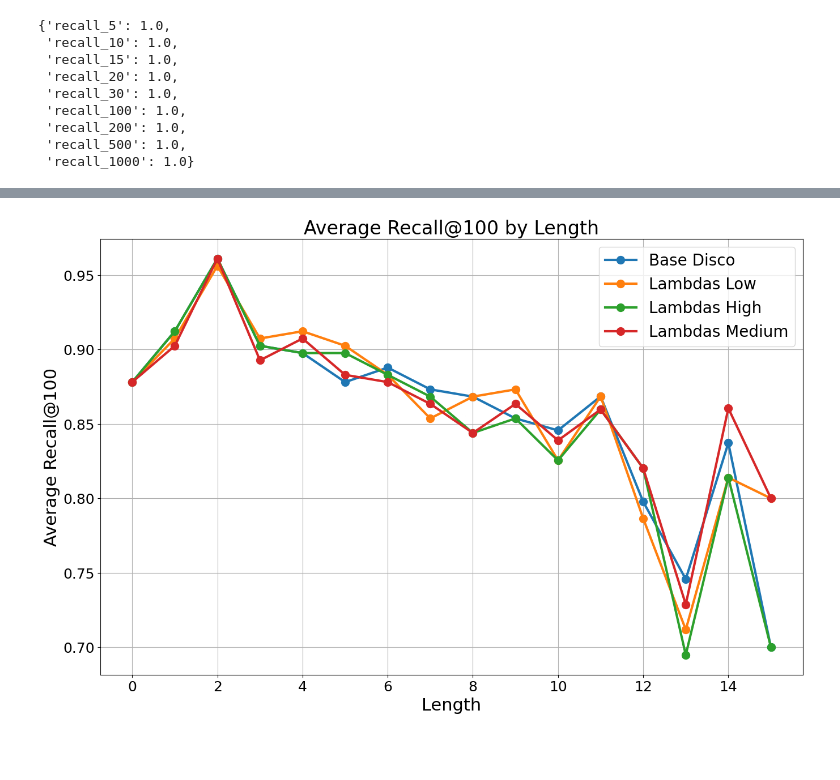
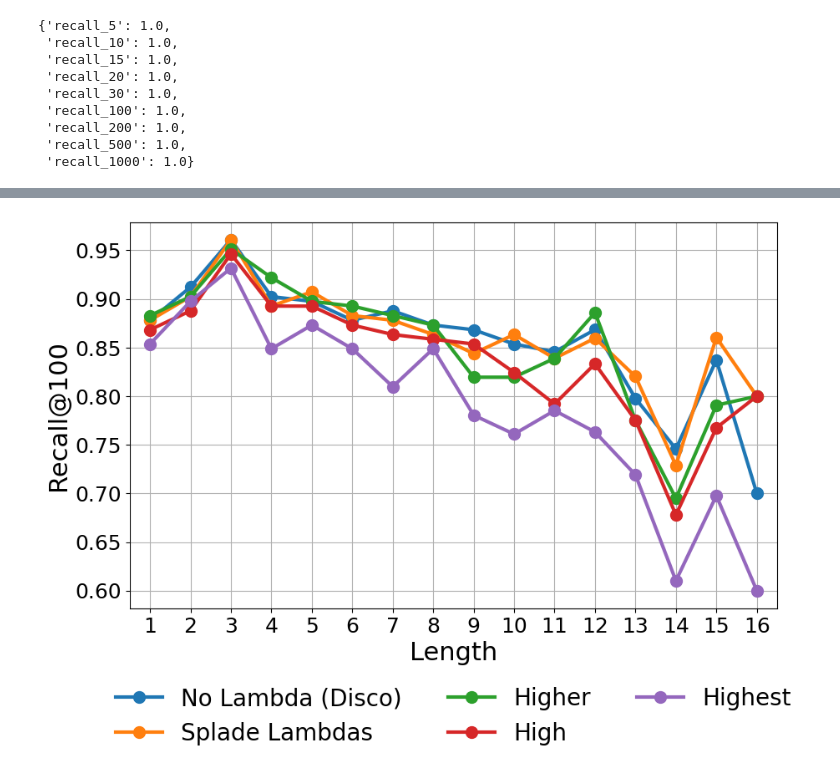
Before and after one commit to Janhutter/disco-conv-splade, a Jupyter notebook: analysis copy.ipynb, the cells around one changed output, grey strips where cells are left out. Cells and saved outputs as stored; diff of their text form; code cells hidden in the pictures; blank space fills up the shorter version.

```diff
--- a/analysis copy.ipynb
+++ b/analysis copy.ipynb
@@ -72,7 +66,11 @@ disco_TOPIOCQA_mistral_standard_1764855442
 runs_df = runs_df[~runs_df.run_name.str.contains("3636")]
 runs_df = runs_df[~runs_df.run_name.str.contains("6458")]
 runs_df["runtime"] = runs_df["_wandb"].apply(lambda d: d.get("runtime"))
-runs_df = runs_df[runs_df["runtime"] > 10]
+
+mask_cast20 = runs_df["run_name"].str.contains("cast20", case=False, na=False)
+
+# keep cast20 runs OR runs with runtime > 3
+runs_df = runs_df[ mask_cast20 | (runs_df["runtime"] > 3) ]
 
 
 metrics_to_plot = [
@@ -191,0 +758,7 @@ df_subset
+# %%
+file = "../disco_TOPIOCQA_t5_out_123/perf_all_datasets_full.json"
+with open(file, "r") as f:
+    last_line = f.readlines()[-1].strip()
+    data = json.loads(last_line)
+
+data['TOPIOCQA']['0']
@@ -218,4 +856,9 @@ len_dict = {}
 with open("DATA/topiocqa_topics/queries_rowid_dev_all.tsv", "r") as f:
     for idx, line in enumerate(f):
         line.strip().split("\t")[1]
-        len_dict[idx] = int(line.count("[SEP]")/2)
+        len_dict[idx] = int(line.count("[SEP]")/2)+1
+
+# print the value counts of len_dict
+from collections import Counter
+len_counts = Counter(len_dict.values())
+print(len_counts)
@@ -323,13 +968,12 @@ def plot_avg_recall_by_length(
         save_path (str): Path to save the figure.
         normalize (bool): If True, subtract the Recall@100 at length 0 for each dataset.
     """
-    plt.figure(figsize=(16, 10))
+    plt.figure(figsize=(10, 6))
 
     for data, label in zip(datasets, labels):
         recall_values = []
         lengths = []
 
-        # Note: here `data` is already something like dataset['TOPIOCQA']
         for key, val in data.items():
             try:
                 idx = int(key)
@@ -337,45 +981,57 @@ def plot_avg_recall_by_length(
             except:
                 continue
 
             length = len_dict.get(idx, None)
             if length is not None and recall is not None:
                 recall_values.append(recall)
                 lengths.append(length)
 
         df = pd.DataFrame({'length': lengths, 'recall_100': recall_values})
         avg_df = df.groupby('length')['recall_100'].mean().reset_index()
 
-        # ---- Optional Normalization ----
         if normalize:
             if 0 in avg_df['length'].values:
                 base_val = avg_df.loc[avg_df['length'] == 0, 'recall_100'].iloc[0]
                 avg_df['recall_100'] = avg_df['recall_100'] - base_val
             else:
                 print(f"Warning: length=0 not found for dataset '{label}', skipping normalization.")
 
         plt.plot(avg_df['length'], avg_df['recall_100'], marker='o', label=label)
 
     plt.xlabel('Length')
-    plt.ylabel('Average Recall@100' + (' (normalized)' if normalize else ''))
-    plt.title('Average Recall@100 by Length' + (' (Normalized)' if normalize else ''))
+    plt.ylabel('Recall@100' + (' (normalized)' if normalize else ''))
     plt.grid(True)
-    plt.legend()
-    plt.savefig(save_path)
+    plt.legend(
+    loc='upper center',
+    bbox_to_anchor=(0.5, -0.15),
+    ncol=3,          # adjust based on how many labels you want per row
+    frameon=False
+    )
+
+    # --- Set x-axis to start at 1 and include 1 as a tick ---
+    plt.xlim(left=0.5, right=16.5)
+    plt.xticks(np.arange(1, 17))  # ensure 1 is included as a tick
+
+    plt.savefig(save_path, bbox_inches='tight', pad_inches=0.05)
     plt.show()
+
 
 plot_avg_recall_by_length(
     datasets=[
-        student_similarity_score_disco_data['TOPIOCQA'],
-        student_similarity_score_lambdas_low_data['TOPIOCQA'],
-        student_similarity_score_lambdas_high_data['TOPIOCQA'],
-        student_similarity_score_lambdas_medium_data['TOPIOCQA']
+        student_similarity_score_disco_data['TOPIOCQA'],  # No Lambda (Disco)
+        # student_similarity_score_lambdas_low_data['TOPIOCQA'],  # Low
+        student_similarity_score_lambdas_medium_data['TOPIOCQA'],  # Medium
+        # student_similarity_score_lambdas_high_data['TOPIOCQA'],  # High
+        student_similarity_score_lambdas_higher_data['TOPIOCQA'],  # Higher
+        student_similarity_score_lambdas_very_high_data['TOPIOCQA'],  # Very High
+        student_similarity_score_lambdas_very_very_high_data['TOPIOCQA'],  # Very Very High
     ],
     len_dict=len_dict,
-    labels=['Base Disco', 'Lambdas Low', 'Lambdas High', 'Lambdas Medium'],
-    save_path="avg_recall100_comparison.png",
+    labels=['No Lambda (Disco)', 'Splade Lambdas', 'Higher', 'High', 'Highest'],
+    save_path="avg_recall100_comparison.pdf",
 )
 # %% [output]
-[figure, old version]
+[figure, new version]
 # %%
 teacher_similarity_score_file = "DATA/topiocqa_distil/distil_run_top_mistral.json"
 
```
Also changed, not shown: parts of 28 cells of this notebook, 3 other files.
